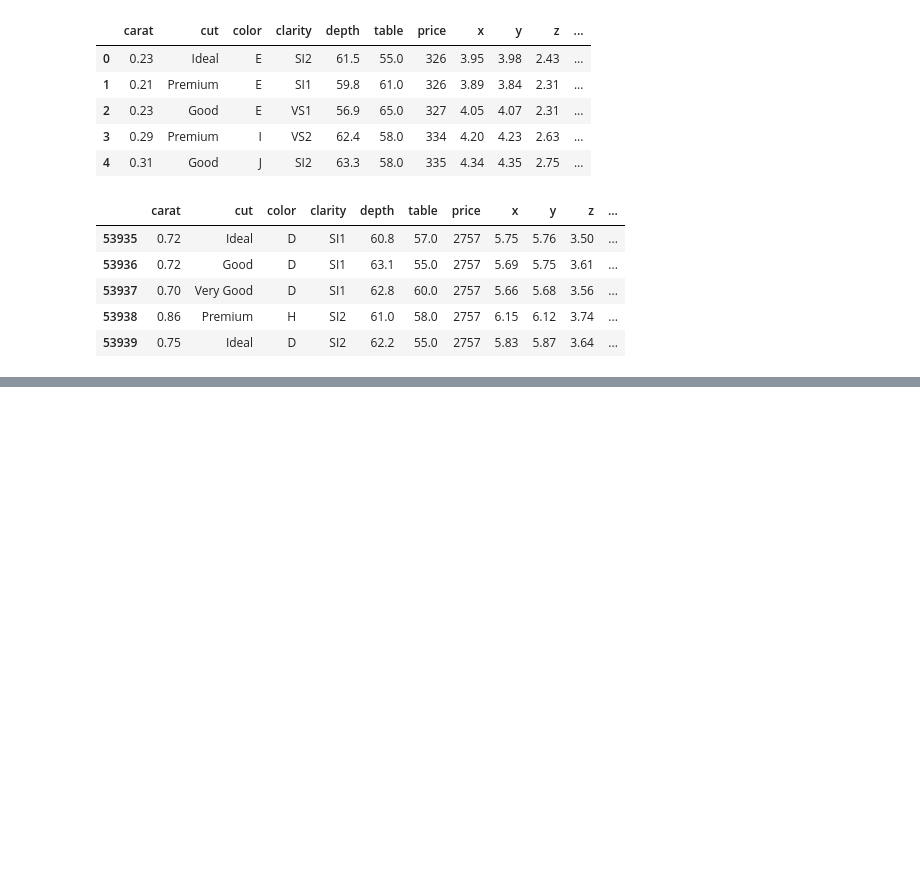
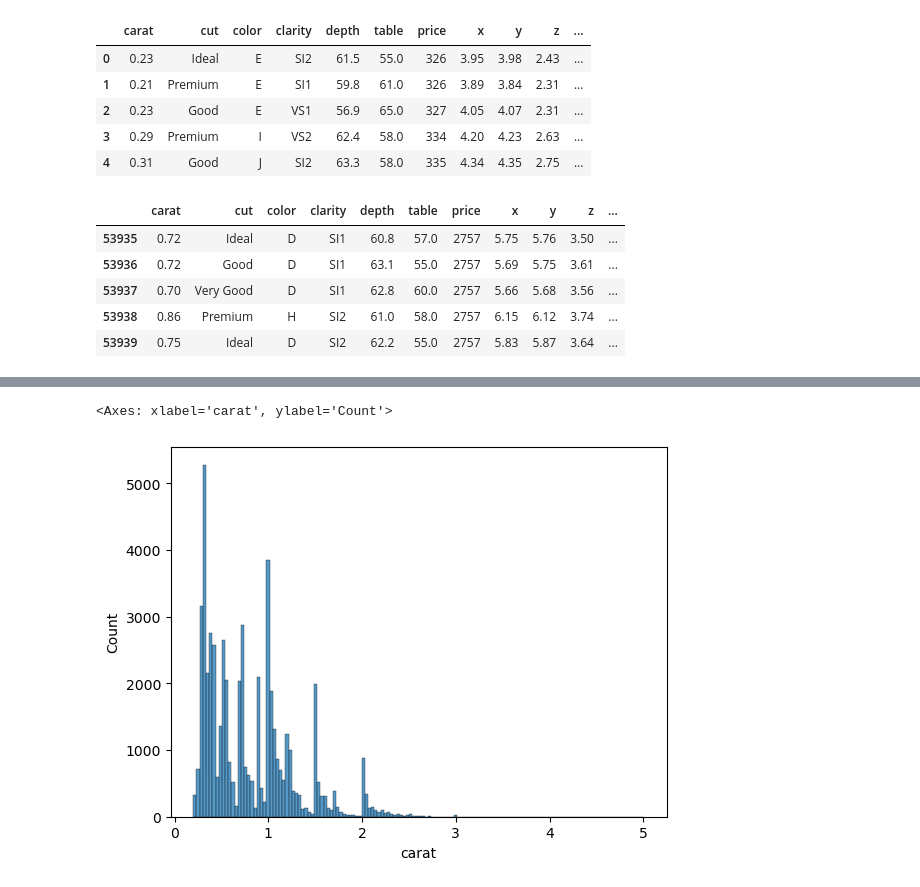
Before and after one commit to xiu-shi/DA_L7, a Jupyter notebook: Wk4_Python/Data_Diamonds_wk4.ipynb, the cells around one changed output, grey strips where cells are left out. Cells and saved outputs as stored; diff of their text form; code cells hidden in the pictures; blank space fills up the shorter version.

```diff
--- a/Wk4_Python/Data_Diamonds_wk4.ipynb
+++ b/Wk4_Python/Data_Diamonds_wk4.ipynb
@@ -223,0 +230,5 @@ import seaborn as sns
+# %%
+sns.histplot(data = diamonds_df, x = "carat")
+# %% [output]
+<Axes: xlabel='carat', ylabel='Count'>
+[figure, added]
```
Also changed, not shown: parts of 5 cells of this notebook.
